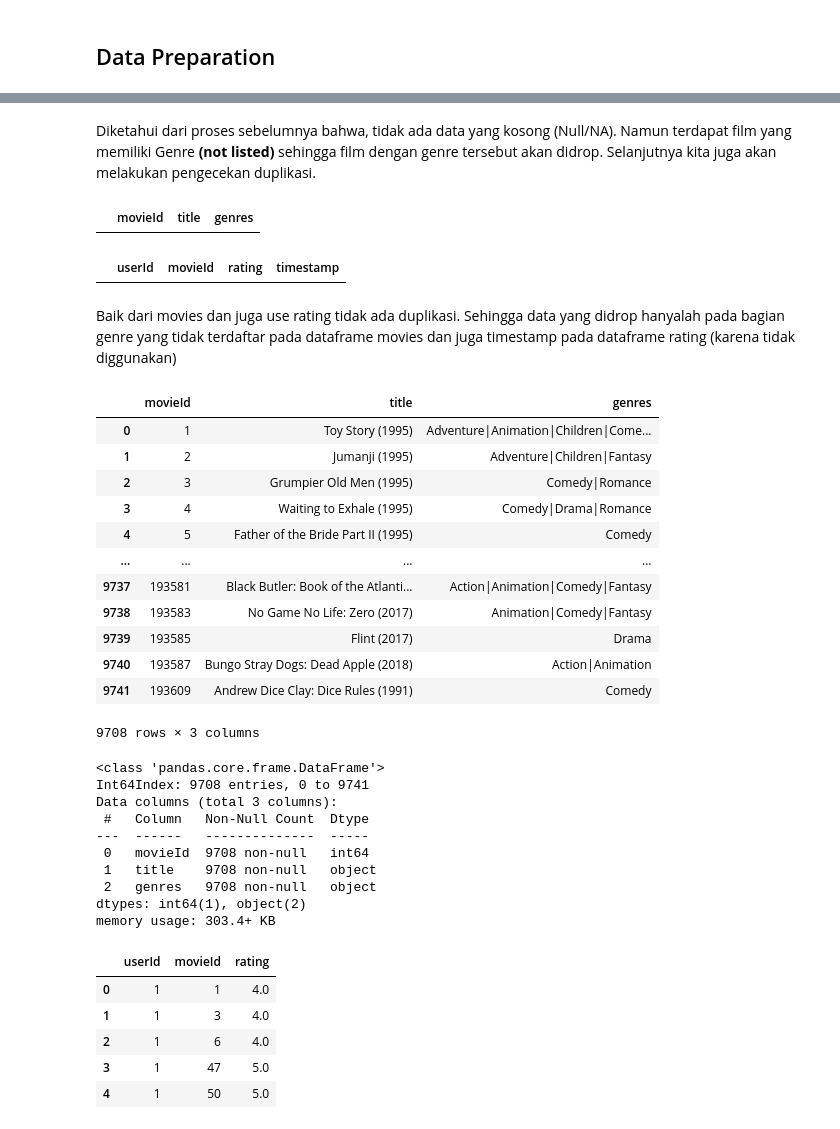
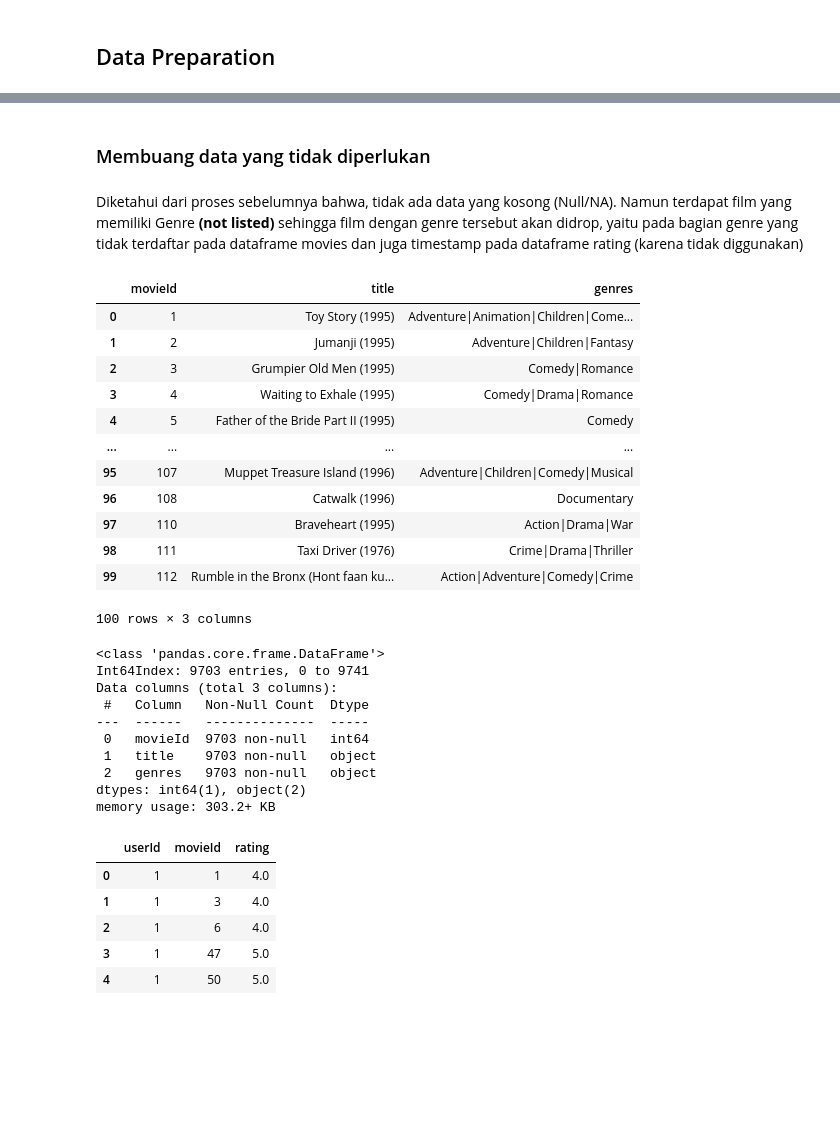
Before and after one commit to kresdev/DicodingMLExpert, a Jupyter notebook: RecommenderSystem/Movie_Recommendation_System.ipynb, the cells around one changed output, grey strips where cells are left out. Saved outputs shown, nothing was run; the diff lists cells and outputs as text; code cells hidden in the pictures; blank space fills up the shorter version.

```diff
--- a/RecommenderSystem/Movie_Recommendation_System.ipynb
+++ b/RecommenderSystem/Movie_Recommendation_System.ipynb
@@ -220,0 +245,3 @@ __Analisa Univariate analyis kolom Rating__
+# %%
+df_movies = df_movies[~df_movies.title.duplicated()]
+df_movies.head()
@@ -221,45 +262,37 @@ __Analisa Univariate analyis kolom Rating__
+# %% [markdown]
+### Membuang data yang tidak diperlukan
 # %% [markdown]
-Diketahui dari proses sebelumnya bahwa, tidak ada data yang kosong (Null/NA). Namun terdapat film yang memiliki Genre **(not listed)** sehingga film dengan genre tersebut akan didrop. Selanjutnya kita juga akan melakukan pengecekan duplikasi.
+Diketahui dari proses sebelumnya bahwa, tidak ada data yang kosong (Null/NA). Namun terdapat film yang memiliki Genre **(not listed)** sehingga film dengan genre tersebut akan didrop, yaitu pada bagian genre yang tidak terdaftar pada dataframe movies dan juga timestamp pada dataframe rating (karena tidak diggunakan)
-# %%
-df_movies[df_movies.duplicated()]
-# %% [output]
-|  | movieId | title | genres |
-# %%
-df_ratings[df_ratings.duplicated()]
-# %% [output]
-|  | userId | movieId | rating | timestamp |
-# %% [markdown]
-Baik dari movies dan juga use rating tidak ada duplikasi. Sehingga data yang didrop hanyalah pada bagian genre yang tidak terdaftar pada dataframe movies dan juga timestamp pada dataframe rating (karena tidak diggunakan)
 # %%
 df_movies = df_movies[df_movies['genres'] != '(no genres listed)']
-df_movies
+df_movies.head(100)
 # %% [output]
 |  | movieId | title | genres |
 | 0 | 1 | Toy Story (1995) | Adventure|Animation|Children|Come... |
 | 1 | 2 | Jumanji (1995) | Adventure|Children|Fantasy |
 | 2 | 3 | Grumpier Old Men (1995) | Comedy|Romance |
 | 3 | 4 | Waiting to Exhale (1995) | Comedy|Drama|Romance |
 | 4 | 5 | Father of the Bride Part II (1995) | Comedy |
 | ... | ... | ... | ... |
-| 9737 | 193581 | Black Butler: Book of the Atlanti... | Action|Animation|Comedy|Fantasy |
-| 9738 | 193583 | No Game No Life: Zero (2017) | Animation|Comedy|Fantasy |
-| 9739 | 193585 | Flint (2017) | Drama |
-| 9740 | 193587 | Bungo Stray Dogs: Dead Apple (2018) | Action|Animation |
-| 9741 | 193609 | Andrew Dice Clay: Dice Rules (1991) | Comedy |
+| 95 | 107 | Muppet Treasure Island (1996) | Adventure|Children|Comedy|Musical |
+| 96 | 108 | Catwalk (1996) | Documentary |
+| 97 | 110 | Braveheart (1995) | Action|Drama|War |
+| 98 | 111 | Taxi Driver (1976) | Crime|Drama|Thriller |
+| 99 | 112 | Rumble in the Bronx (Hont faan ku... | Action|Adventure|Comedy|Crime |
-9708 rows × 3 columns
+100 rows × 3 columns
 # %%
 df_movies.info()
 # %% [output]
 <class 'pandas.core.frame.DataFrame'>
-Int64Index: 9708 entries, 0 to 9741
+Int64Index: 9703 entries, 0 to 9741
 Data columns (total 3 columns):
  #   Column   Non-Null Count  Dtype
 ---  ------   --------------  -----
- 0   movieId  9708 non-null   int64
- 1   title    9708 non-null   object
- 2   genres   9708 non-null   object
+ 0   movieId  9703 non-null   int64
+ 1   title    9703 non-null   object
+ 2   genres   9703 non-null   object
 dtypes: int64(1), object(2)
-memory usage: 303.4+ KB
+memory usage: 303.2+ KB
 # %%
 df_ratings.drop('timestamp', axis=1, inplace=True)
 df_ratings.head()
```
Also changed, not shown: parts of 31 cells of this notebook, 1 other file.
